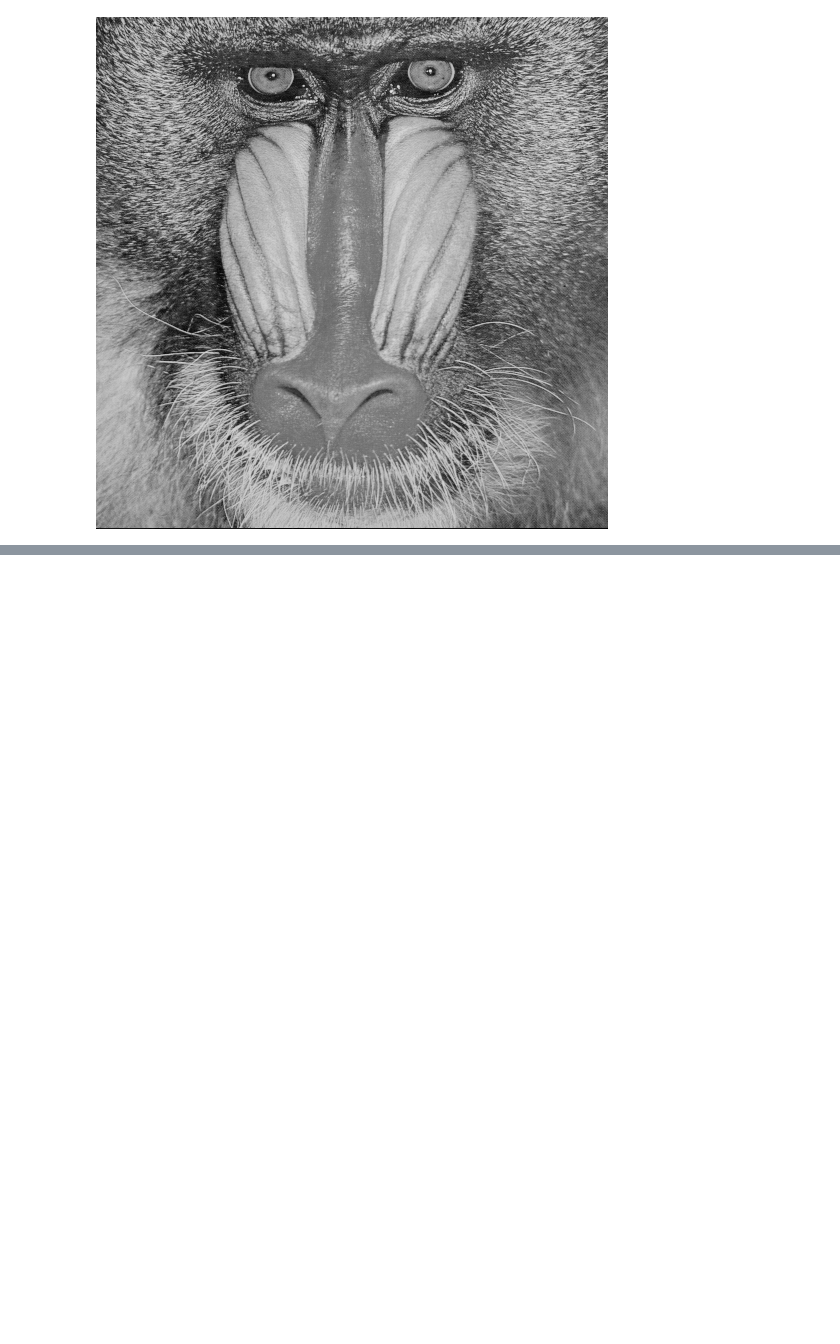
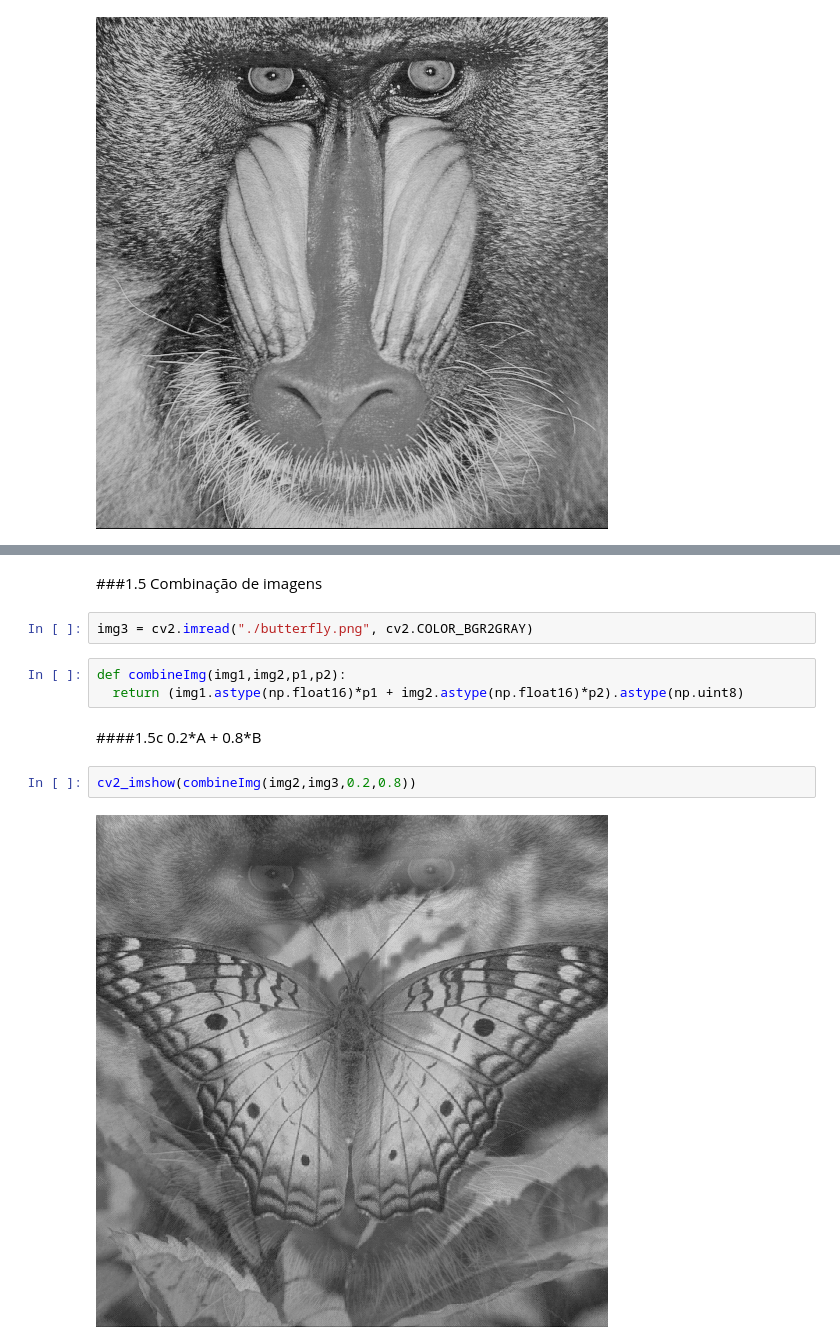
Before and after one commit to chm10/MO443, a Jupyter notebook: projeto0/trabalho0.ipynb, the cells around one changed output, grey strips where cells are left out. Saved outputs shown, nothing was run; the diff lists cells and outputs as text; blank space fills up the shorter version.

```diff
--- a/projeto0/trabalho0.ipynb
+++ b/projeto0/trabalho0.ipynb
@@ -195,0 +236,13 @@ cv2_imshow(img_plan0)
+# %% [markdown]
+###1.5 Combinação de imagens
+# %%
+img3 = cv2.imread("./butterfly.png", cv2.COLOR_BGR2GRAY)
+# %%
+def combineImg(img1,img2,p1,p2):
+  return (img1.astype(np.float16)*p1 + img2.astype(np.float16)*p2).astype(np.uint8)
+# %% [markdown]
+####1.5c  0.2\*A + 0.8\*B
+# %%
+cv2_imshow(combineImg(img2,img3,0.2,0.8))
+# %% [output]
+[figure, added]
```
Also changed, not shown: parts of 32 cells of this notebook.
